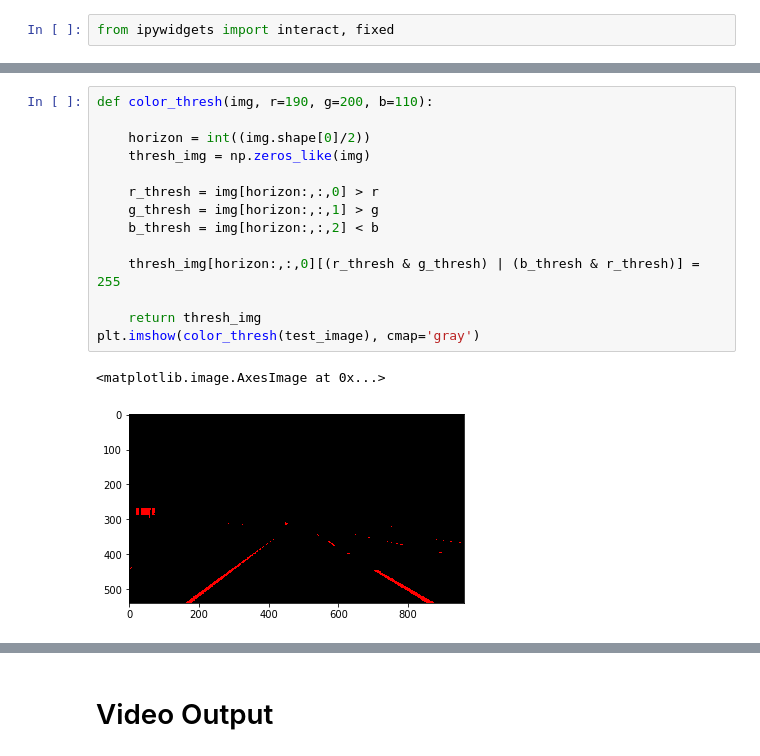
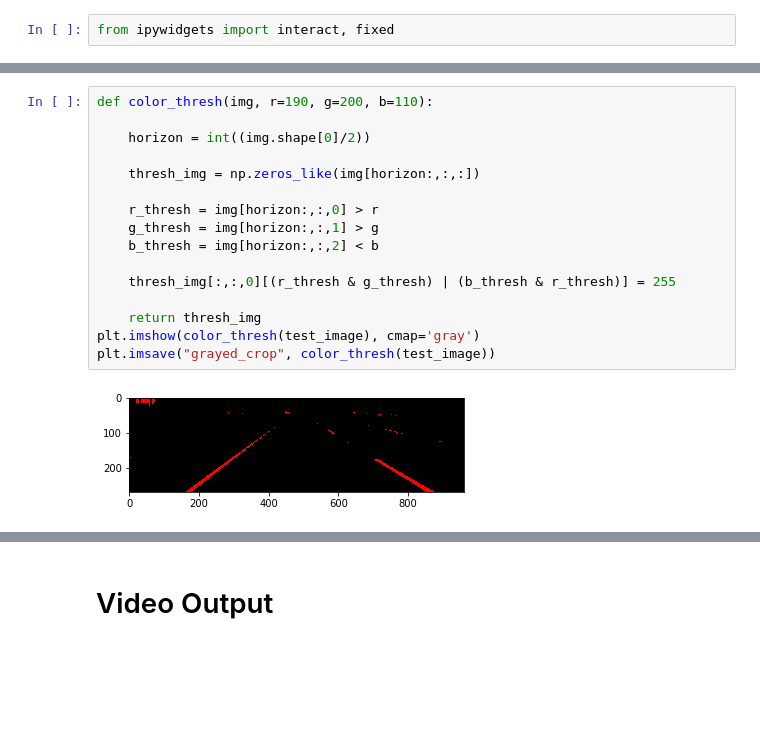
Before and after one commit to da7th/CarND-P1, a Jupyter notebook: Real-time attempt.ipynb, the cells around one changed output, grey strips where cells are left out. Saved outputs shown, nothing was run; the diff lists cells and outputs as text; blank space fills up the shorter version.

```diff
--- a/Real-time attempt.ipynb
+++ b/Real-time attempt.ipynb
@@ -52,17 +53,18 @@ interact(color_thresh_exp,img=fixed(test_image), r=(0,255,10), g=(0,255,10), b=(
 # %%
 def color_thresh(img, r=190, g=200, b=110):
 
     horizon = int((img.shape[0]/2))
-    thresh_img = np.zeros_like(img)
+
+    thresh_img = np.zeros_like(img[horizon:,:,:])
 
     r_thresh = img[horizon:,:,0] > r
     g_thresh = img[horizon:,:,1] > g
     b_thresh = img[horizon:,:,2] < b
 
-    thresh_img[horizon:,:,0][(r_thresh & g_thresh) | (b_thresh & r_thresh)] = 255
+    thresh_img[:,:,0][(r_thresh & g_thresh) | (b_thresh & r_thresh)] = 255
 
     return thresh_img
 plt.imshow(color_thresh(test_image), cmap='gray')
+plt.imsave("grayed_crop", color_thresh(test_image))
 # %% [output]
-<matplotlib.image.AxesImage at 0x...>
-[figure, old version]
+[figure, new version]
```
Also changed, not shown: parts of 3 cells of this notebook.
